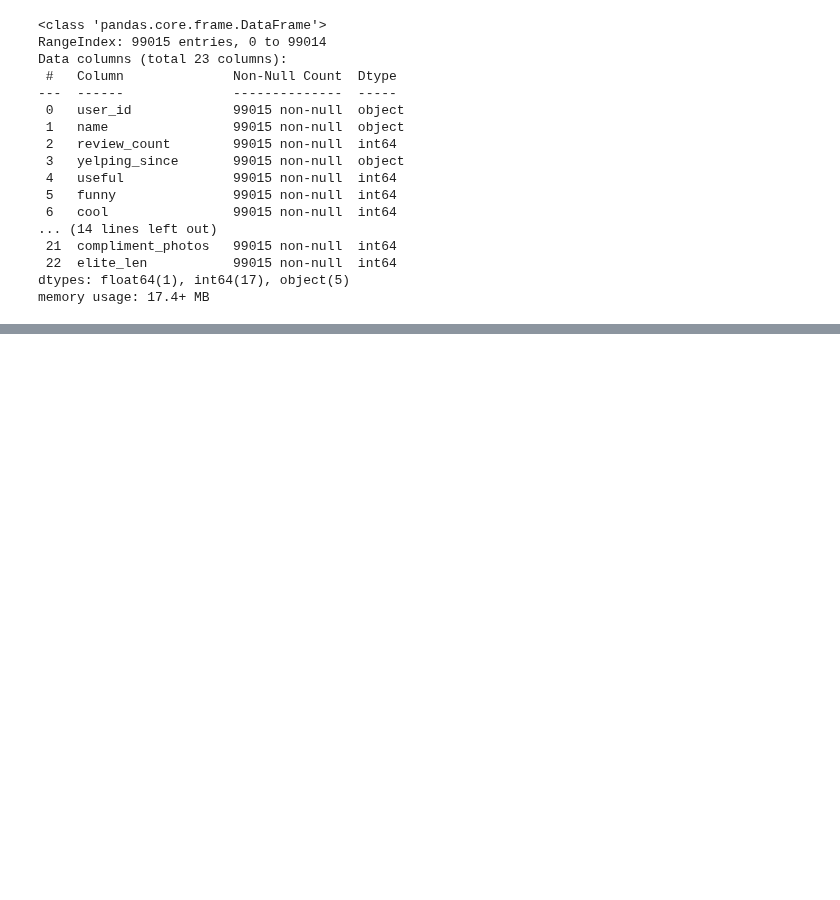
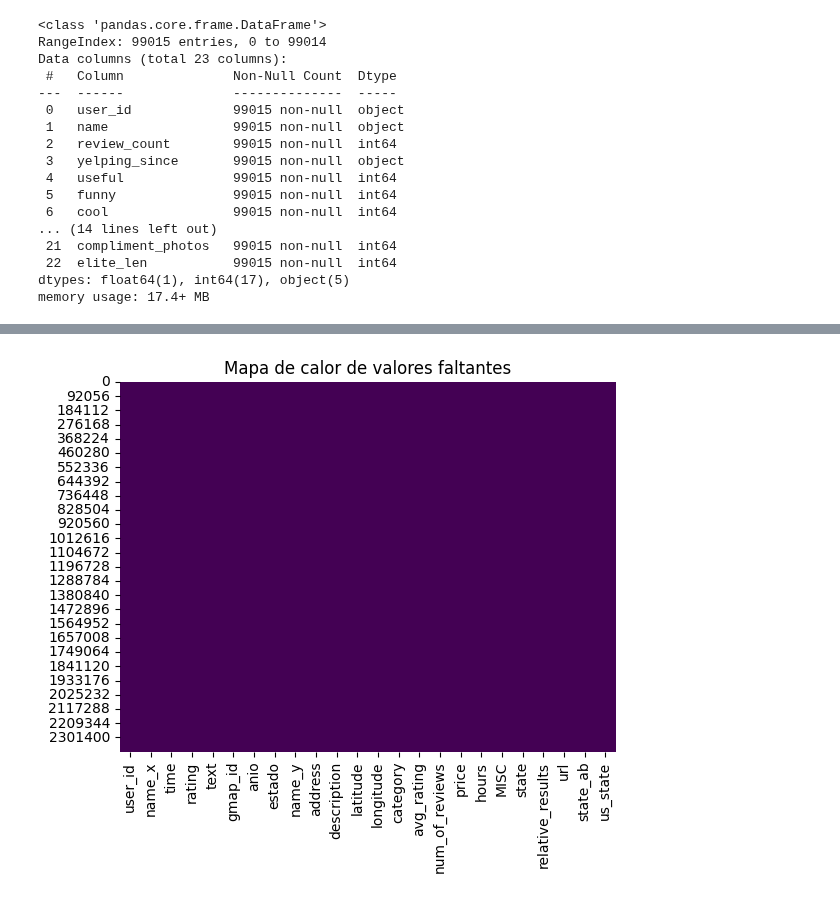
Before and after one commit to Aspirina180mg/PF_DATAPT07, a Jupyter notebook: EDA.ipynb, the cells around one changed output, grey strips where cells are left out. Cells and saved outputs as stored; diff of their text form; code cells hidden in the pictures; blank space fills up the shorter version.

```diff
--- a/EDA.ipynb
+++ b/EDA.ipynb
@@ -154,0 +216,19 @@ memory usage: 17.4+ MB
+# %%
+df_modificado_review = df_maps_reviews.drop(['pics','resp'],axis=1)
+# %%
+df_modificado_review['text'].fillna(value='N/A',inplace=True)
+df_modificado_review['address'].fillna(value='N/A',inplace=True)
+df_modificado_review['description'].fillna(value='N/A',inplace=True)
+df_modificado_review['price'].fillna(value='-',inplace=True)
+df_modificado_review['hours'] = df_modificado_review['hours'].fillna("").apply(list)
+df_modificado_review['MISC'] = df_modificado_review['MISC'].fillna("").apply(dict)
+df_modificado_review['state'].fillna(value='N/A',inplace=True)
+df_modificado_review['relative_results'] = df_modificado_review['relative_results'].fillna("").apply(list)
+df_modificado_review['state_ab'].fillna(value='N/A',inplace=True)
+df_modificado_review['us_state'].fillna(value='N/A',inplace=True)
+# %%
+sns.heatmap(df_modificado_review.isnull(), cmap='viridis', cbar=False)
+plt.title('Mapa de calor de valores faltantes')
+plt.show()
+# %% [output]
+[figure, added]
```
Also changed, not shown: parts of 14 cells of this notebook.
